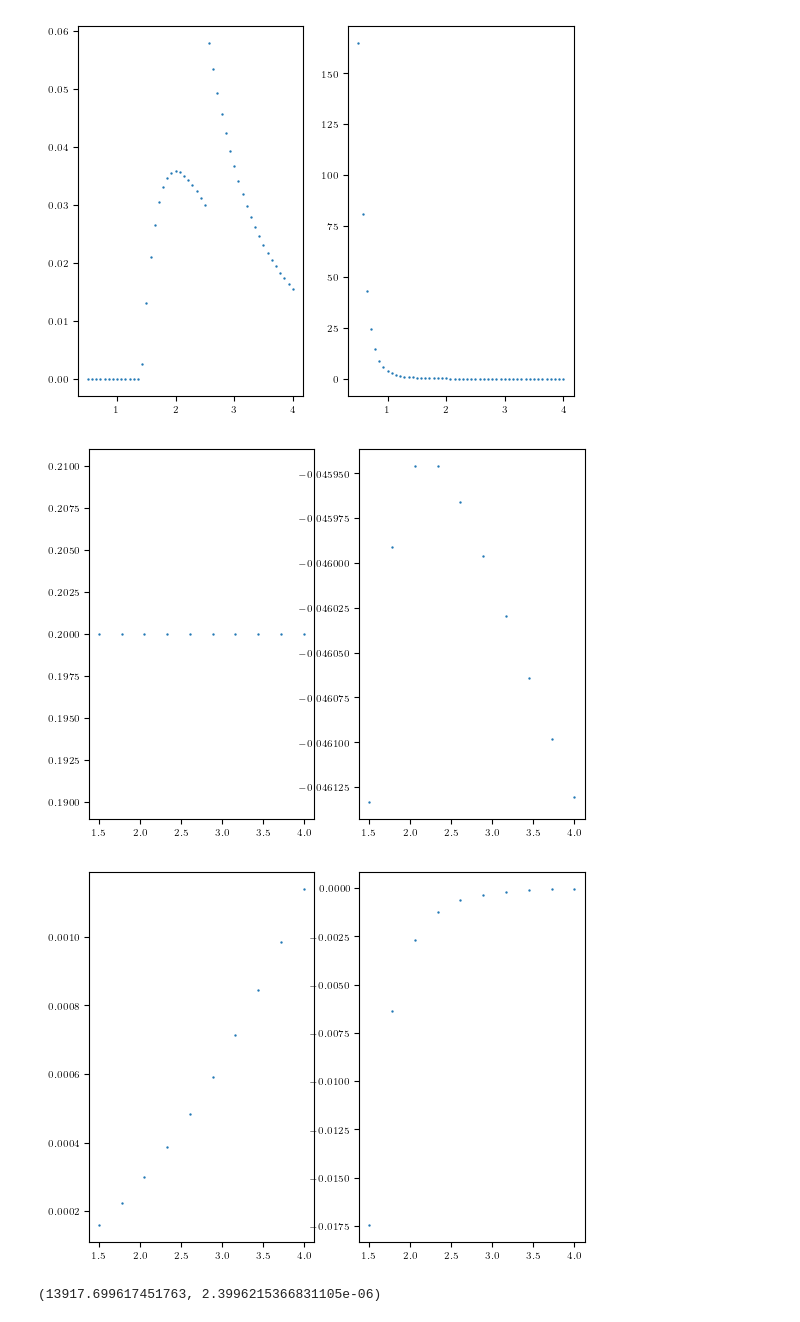
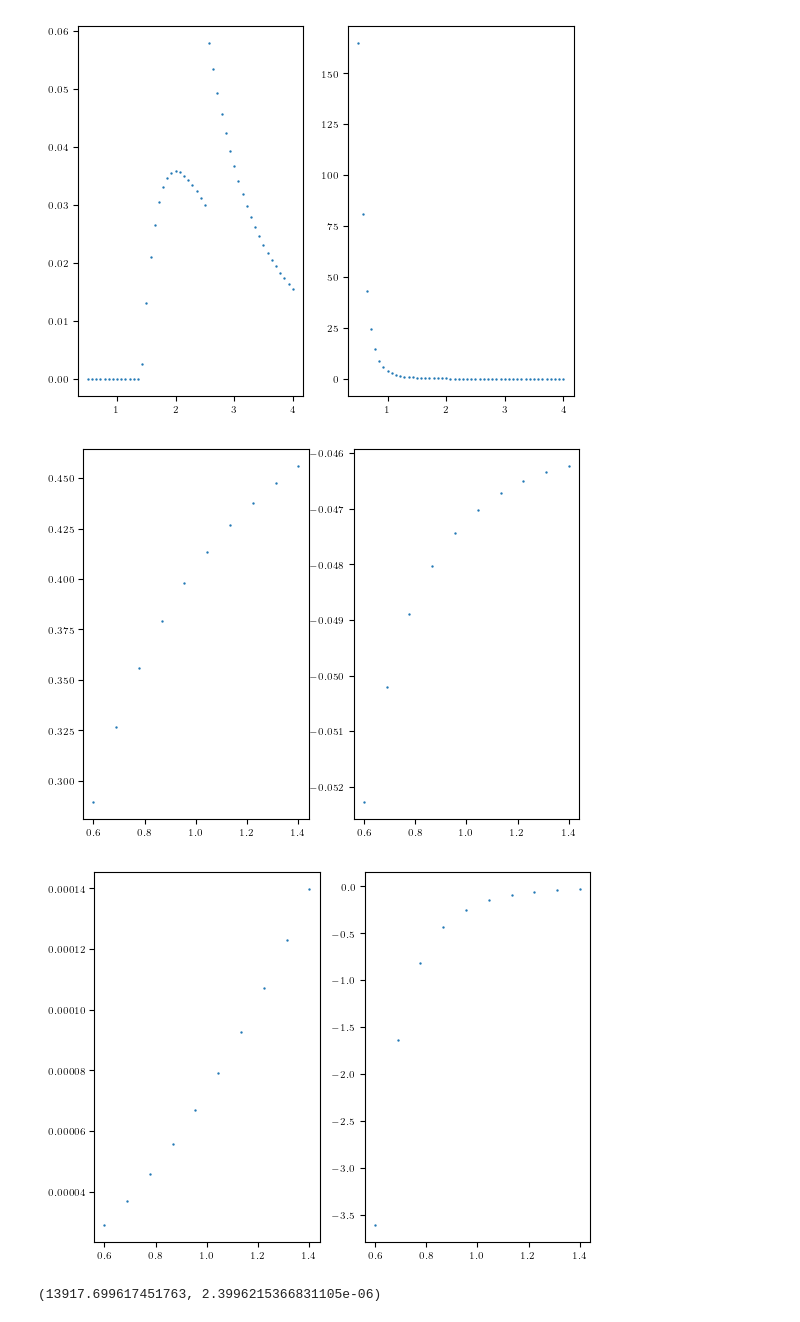
Before and after one commit to ChriGomm/master, a Jupyter notebook: numerics/thermal_phonons.ipynb, the cells around one changed output. Saved outputs shown, nothing was run; the diff lists cells and outputs as text; code cells hidden in the pictures.

```diff
--- a/numerics/thermal_phonons.ipynb
+++ b/numerics/thermal_phonons.ipynb
@@ -551,3 +545,39 @@ plt.show()
 # plt.show()
 # %% [output]
 [figure]
+# %%
+from scipy.optimize import minimize
+def ratio(x,rx):
+    h = x[0]
+    d = np.array([np.sin(x[1]),np.cos(x[1])])
+    R = np.array([rx,h])
+    return -np.abs(dip_derivative_full(R,0,0,d,100)/dip_dip(R,d))
+
+rx = np.linspace(0.5,4,N)
+opt_h = np.ones(N)
+opt_d1 = np.ones(N)
+opt_ratio = np.zeros(N)
+V = np.zeros(N)
+V2 = np.zeros(N)
+V_der = np.zeros(N)
+V_der2 = np.zeros(N)
+for i in range(N):
+    res = minimize(ratio,x0=[opt_h[i-1],opt_d1[i-1]],args=(rx[i],),bounds=((0.15,1),(0,np.pi)))
+    opt_h[i] = 0.2
+    opt_d1[i] = np.arcsin(np.sqrt(1/3))
+    opt_ratio[i] = res.fun
+    V_der[i] = dip_derivative_full(np.array([rx[i],opt_h[i]]),0,0,np.array([np.sin(opt_d1[i]),np.cos(opt_d1[i])]),100)
+    V[i] = dip_dip(np.array([rx[i],opt_h[i]]),np.array([np.sin(opt_d1[i]),np.cos(opt_d1[i])]))
+    V2[i] = dip_dip(np.array([rx[i]*4/3,0]),np.array([np.sin(opt_d1[i]),np.cos(opt_d1[i])]))
+    V_der2[i] = dip_derivative_full(np.array([rx[i]*4/3,0]),0,0,np.array([np.sin(opt_d1[i]),np.cos(opt_d1[i])]),100)
+
+
+fig, ax = plt.subplots(1,2)
+# ax[0].scatter(rx,opt_h)
+# ax[0].scatter(rx,opt_d1)
+ax[0].scatter(rx,V2/V)
+ax[1].scatter(rx,V_der2/V_der)
+fig2, ax2 = plt.subplots(1,2)
+ax2[0].scatter(rx,V)
+ax2[1].scatter(rx,V_der)
+plt.show()
@@ -599,38 +632,38 @@ N = 10
 def ratio(h,rx):
     r = root_scalar(null,args=(np.array([rx,h]),1),bracket=(0,1))
     d = np.array([r.root,np.sqrt(1-r.root**2)])
     return np.abs(dip_derivative_full(np.array([rx,h]),0,0,d,100)/dip_derivative_full(np.array([rx*2,0]),0,0,d,100))
-x = np.linspace(1.5,4,N)
+x = np.linspace(0.6,1.4,N)
 opt_h = np.ones(N)*0.2
 opt_d1 = np.ones(N)
 opt_ratio = np.zeros(N)
 V = np.zeros(N)
 V2 = np.zeros(N)
 V_der = np.zeros(N)
 V_der2 = np.zeros(N)
 for i in range(N):
     # res = minimize_scalar(ratio,args=(x[i],),bounds=((0.2,0.35)))
     opt_h[i] = 0.2#res.x
     r = root_scalar(null,args=(np.array([x[i],opt_h[i]]),1),bracket=(0,1))
     # r2 = root_scalar(null,args=(np.array([x[i],h]),-1),bracket=(0,1))
     opt_d1[i] = r.root
     V[i] = dip_dip(np.array([4*3*x[i],0]),np.array([opt_d1[i],np.sqrt(1-opt_d1[i]**2)]))
 
     V_der[i] = dip_derivative_full(np.array([x[i],opt_h[i]]),0,0,np.array([opt_d1[i],np.sqrt(1-opt_d1[i]**2)]),100)
     V_der2[i] = dip_derivative_full(np.array([x[i]*2,0]),0,0,np.array([opt_d1[i],np.sqrt(1-opt_d1[i]**2)]),100)
 
 fig, ax = plt.subplots(1,2)
-ax[0].scatter(x,opt_h)
-# ax[0].scatter(x,opt_d1)
+# ax[0].scatter(x,opt_h)
+ax[0].scatter(x,opt_d1)
 # ax[0].scatter(x,opt_ratio)
 ax[1].scatter(x,V_der2/V_der)
 fig2, ax2 = plt.subplots(1,2)
 ax2[0].scatter(x,V/V_der)
 ax2[1].scatter(x,V_der2)
 plt.show()
 # %% [output]
-[figure, old version]
+[figure, new version]
-[figure, old version]
+[figure, new version]
 # %%
 from scipy import constants
 constants.e**2/(4*np.pi*constants.epsilon_0)/133/constants.u*5162**2*(5e-11)**2/10**(-25)/50000, constants.hbar/constants.k*50000*2*np.pi
```
Also changed, not shown: parts of 19 cells of this notebook.
